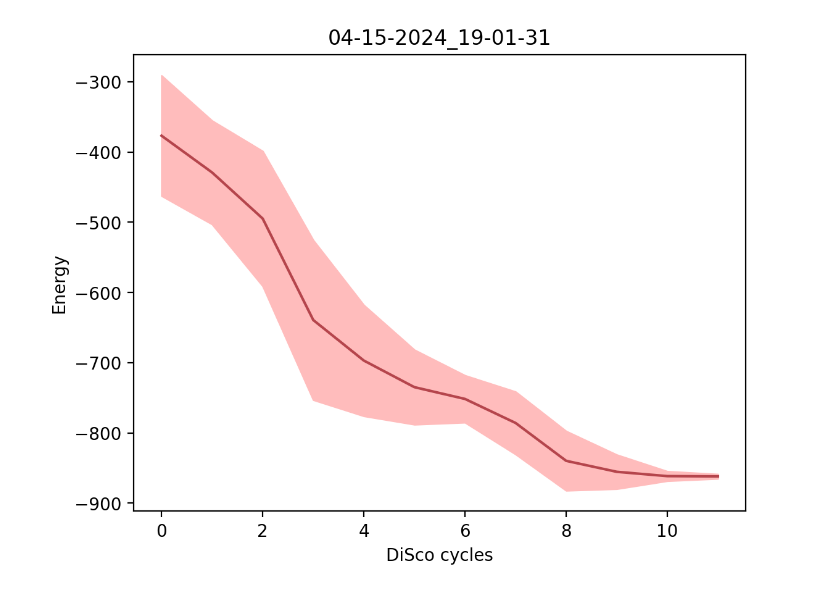
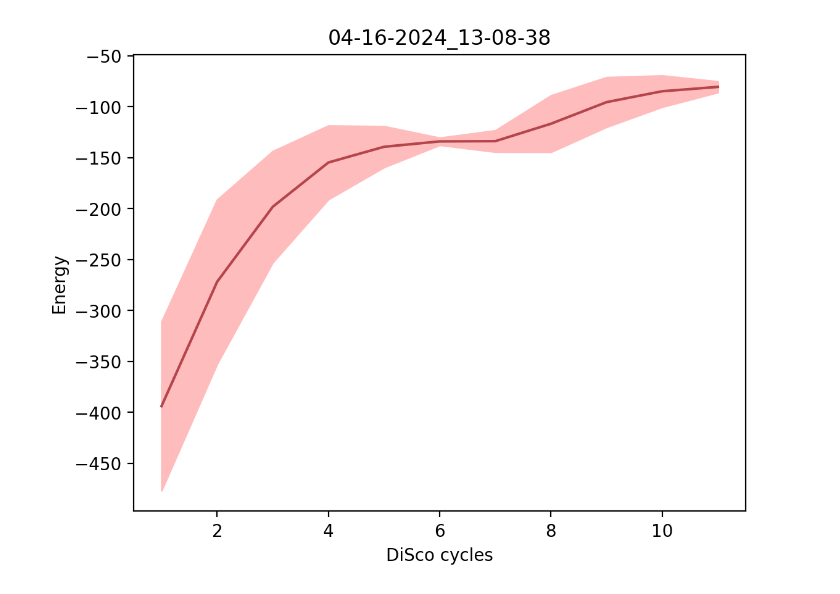
Before and after one commit to jearegio/DiSco, a Jupyter notebook: analyze.ipynb, the cells around one changed output. Drawn from its saved outputs; the diff is of its cells as text; code cells hidden in the pictures.

```diff
--- a/analyze.ipynb
+++ b/analyze.ipynb
@@ -11,3 +9,5 @@ total_cycles = 12
+# %%
+timestamp = '04-16-2024_13-08-38'
 # %%
 output_dir = f'src/disco/disco_outputs/{timestamp}'
 analysis_dir = f'analysis/{timestamp}'
@@ -16,15 +15,25 @@ scores = [torch.load(f'{output_dir}/cycle_{i}/scores.pt') for i in range(1, tota
+# %%
+# with open(f'{output_dir}/disco_config.json') as f:
+#     disco_args = json.load(f)
+#     disco_cycles = disco_args['disco_cycles']
+#     metric = disco_args['metric']
+
+disco_cycles = 11
+metric = 'Energy'
+
+scores = [torch.load(f'{output_dir}/cycle_{i}/scores.pt') for i in range(1, disco_cycles + 1)]
 # %%
 means = torch.tensor([score.mean() for score in scores])
 stds = torch.tensor([score.std() for score in scores])
 # %%
 plt.figure(dpi=200)
-plt.plot(torch.arange(len(means)), means, color='#B5454C')
+plt.plot(torch.arange(1, len(means) + 1), means, color='#B5454C')
 plt.title(timestamp)
 plt.xlabel('DiSco cycles')
-plt.ylabel('Energy')
-plt.fill_between(torch.arange(len(means)), means-stds, means+stds, color='#FFBCBC')
+plt.ylabel(metric)
+plt.fill_between(torch.arange(1, len(means) + 1), means-stds, means+stds, color='#FFBCBC')
 plt.savefig(f'{analysis_dir}/plot.png')
 # %% [output]
-[figure, old version]
+[figure, new version]
 # %%
 os.makedirs(f'{analysis_dir}/gif', exist_ok=True)
```
Also changed, not shown: parts of 6 cells of this notebook, 11 other files.
